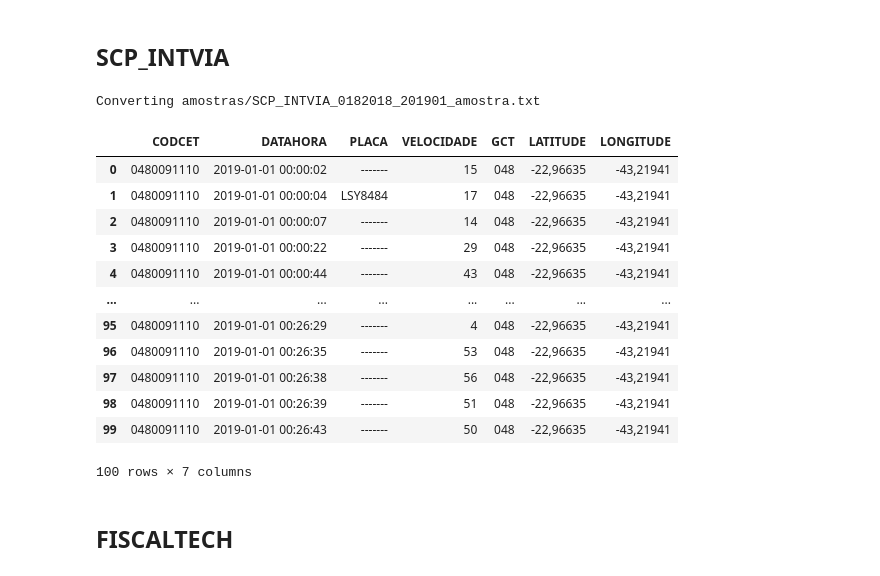
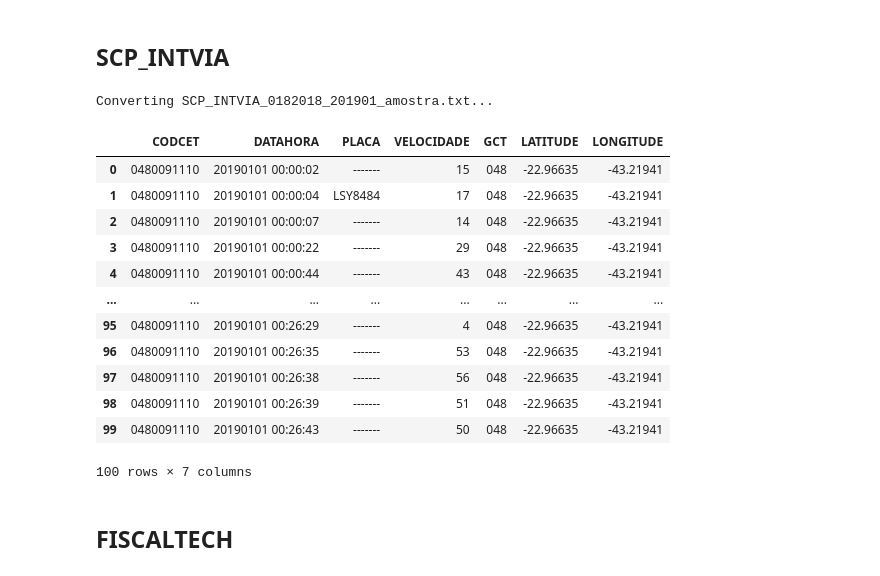
Before and after one commit to brenoimatos/UFRJ-CET-Rio, a Jupyter notebook: amostra_dados_v2.ipynb, the cells around one changed output. Cells and saved outputs as stored; diff of their text form; code cells hidden in the pictures.

```diff
--- a/amostra_dados_v2.ipynb
+++ b/amostra_dados_v2.ipynb
@@ -190,21 +165,21 @@ Converting amostras/SCP_RADAR_RIO_SITRAN_0232015_201903_amostra.txt
 # %% [markdown]
 ## SCP_INTVIA
-# %%
-robot('amostras/SCP_INTVIA_0182018_201901_amostra.txt', variable_dict)
-# %% [output]
-Converting amostras/SCP_INTVIA_0182018_201901_amostra.txt
-|  | CODCET | DATAHORA | PLACA | VELOCIDADE | GCT | LATITUDE | LONGITUDE |
-| 0 | 0480091110 | 2019-01-01 00:00:02 | ------- | 15 | 048 | -22,96635 | -43,21941 |
-| 1 | 0480091110 | 2019-01-01 00:00:04 | LSY8484 | 17 | 048 | -22,96635 | -43,21941 |
-| 2 | 0480091110 | 2019-01-01 00:00:07 | ------- | 14 | 048 | -22,96635 | -43,21941 |
-| 3 | 0480091110 | 2019-01-01 00:00:22 | ------- | 29 | 048 | -22,96635 | -43,21941 |
-| 4 | 0480091110 | 2019-01-01 00:00:44 | ------- | 43 | 048 | -22,96635 | -43,21941 |
-| ... | ... | ... | ... | ... | ... | ... | ... |
-| 95 | 0480091110 | 2019-01-01 00:26:29 | ------- | 4 | 048 | -22,96635 | -43,21941 |
-| 96 | 0480091110 | 2019-01-01 00:26:35 | ------- | 53 | 048 | -22,96635 | -43,21941 |
-| 97 | 0480091110 | 2019-01-01 00:26:38 | ------- | 56 | 048 | -22,96635 | -43,21941 |
-| 98 | 0480091110 | 2019-01-01 00:26:39 | ------- | 51 | 048 | -22,96635 | -43,21941 |
-| 99 | 0480091110 | 2019-01-01 00:26:43 | ------- | 50 | 048 | -22,96635 | -43,21941 |
-100 rows × 7 columns
+# %%
+robot('SCP_INTVIA', files_config)
+# %% [output]
+Converting SCP_INTVIA_0182018_201901_amostra.txt...
+|  | CODCET | DATAHORA | PLACA | VELOCIDADE | GCT | LATITUDE | LONGITUDE |
+| 0 | 0480091110 | 20190101 00:00:02 | ------- | 15 | 048 | -22.96635 | -43.21941 |
+| 1 | 0480091110 | 20190101 00:00:04 | LSY8484 | 17 | 048 | -22.96635 | -43.21941 |
+| 2 | 0480091110 | 20190101 00:00:07 | ------- | 14 | 048 | -22.96635 | -43.21941 |
+| 3 | 0480091110 | 20190101 00:00:22 | ------- | 29 | 048 | -22.96635 | -43.21941 |
+| 4 | 0480091110 | 20190101 00:00:44 | ------- | 43 | 048 | -22.96635 | -43.21941 |
+| ... | ... | ... | ... | ... | ... | ... | ... |
+| 95 | 0480091110 | 20190101 00:26:29 | ------- | 4 | 048 | -22.96635 | -43.21941 |
+| 96 | 0480091110 | 20190101 00:26:35 | ------- | 53 | 048 | -22.96635 | -43.21941 |
+| 97 | 0480091110 | 20190101 00:26:38 | ------- | 56 | 048 | -22.96635 | -43.21941 |
+| 98 | 0480091110 | 20190101 00:26:39 | ------- | 51 | 048 | -22.96635 | -43.21941 |
+| 99 | 0480091110 | 20190101 00:26:43 | ------- | 50 | 048 | -22.96635 | -43.21941 |
+100 rows × 7 columns
 # %% [markdown]
 ## FISCALTECH
```
Also changed, not shown: parts of 18 cells of this notebook.
